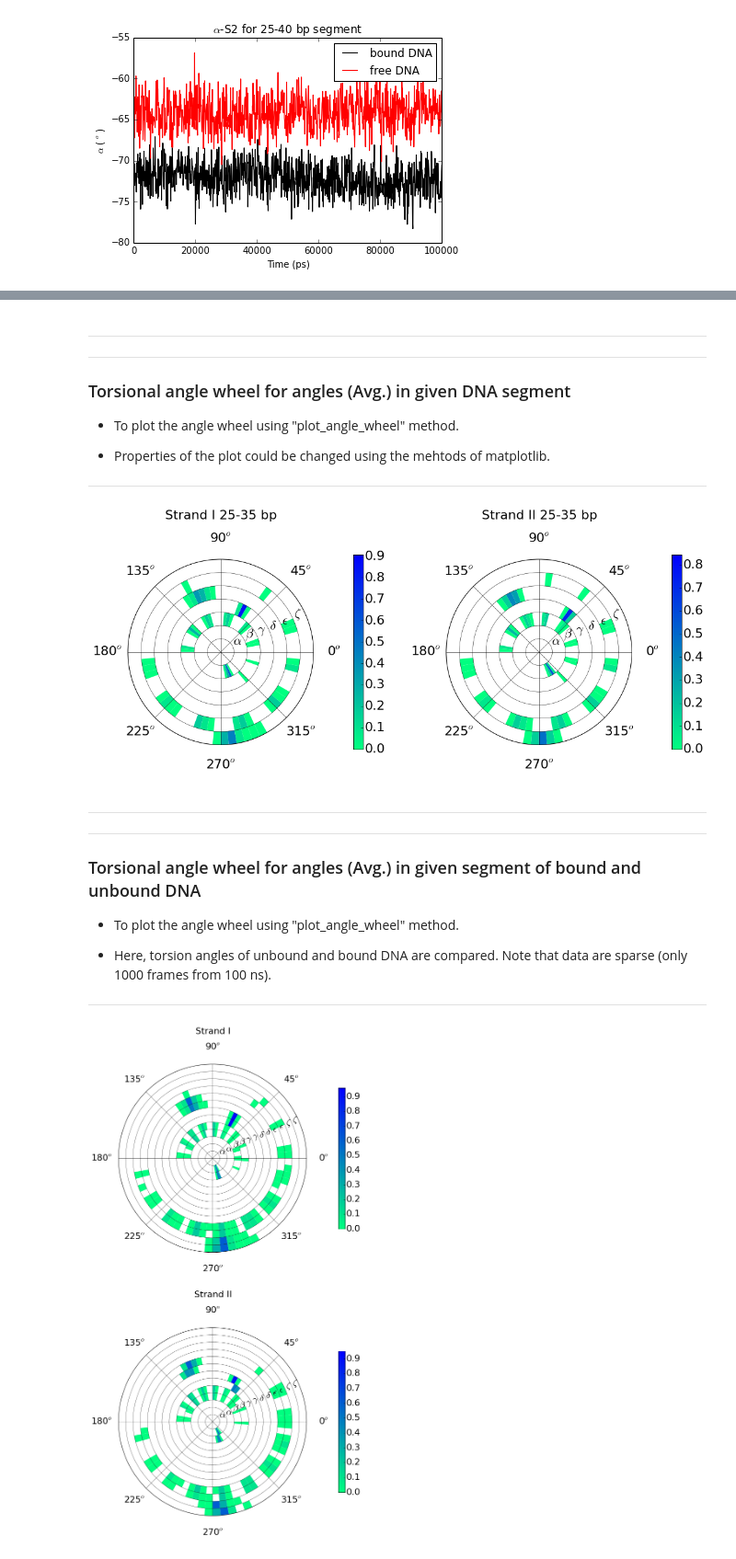
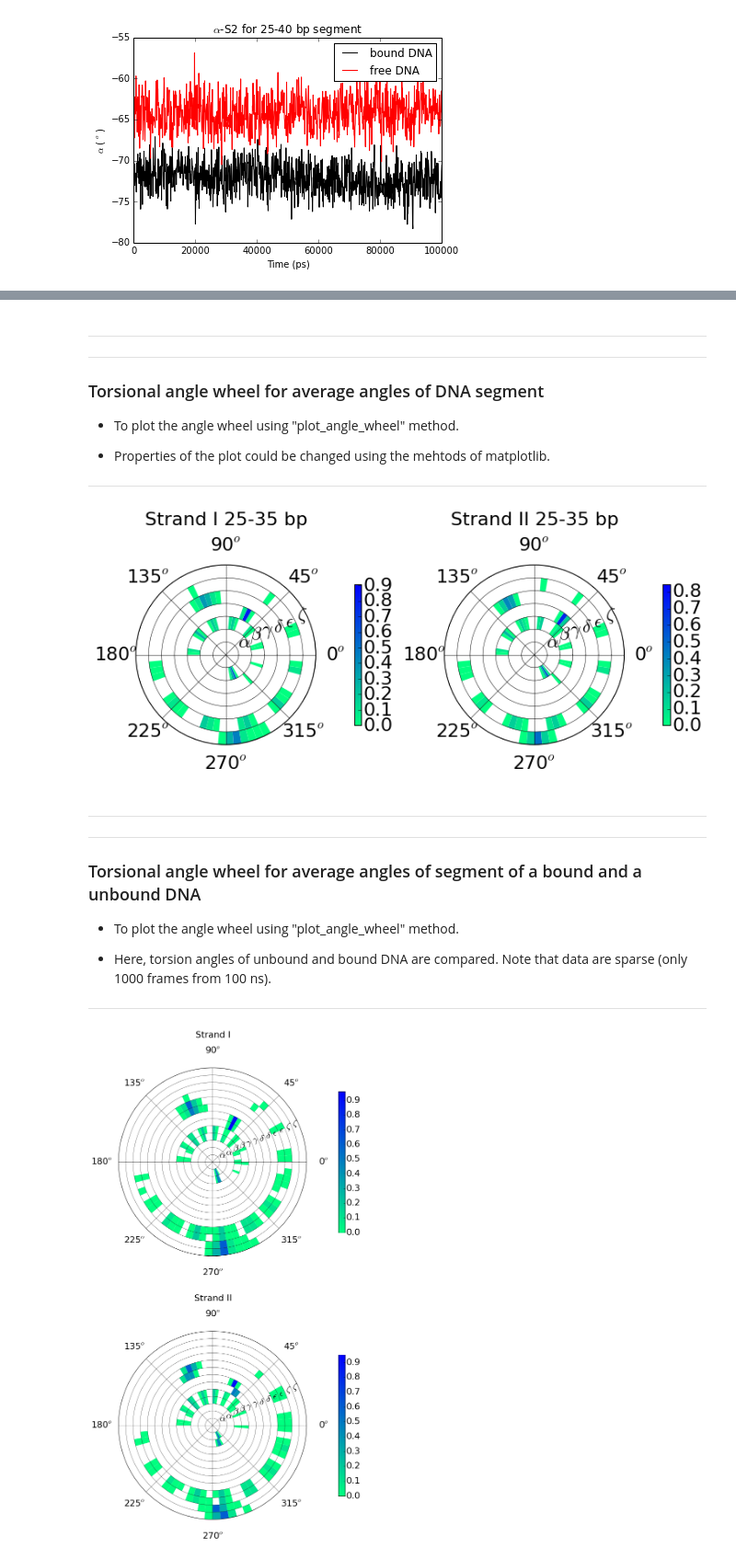
Before and after one commit to rjdkmr/do_x3dna, a Jupyter notebook: tut_notebook/backbone_torsion_wheel_tutorial.ipynb, the cells around one changed output, grey strips where cells are left out. Shown: that part at 92% size. Saved outputs shown, nothing was run; the diff lists cells and outputs as text; code cells hidden in the pictures.

```diff
--- a/tut_notebook/backbone_torsion_wheel_tutorial.ipynb
+++ b/tut_notebook/backbone_torsion_wheel_tutorial.ipynb
@@ -433,7 +434,7 @@ plt.show()
 
 ---
 
-### Torsional angle wheel for angles (Avg.) in given DNA segment
+### Torsional angle wheel for average angles of DNA segment
 
 * To plot the angle wheel using "plot_angle_wheel" method.
 
@@ -443,7 +444,11 @@ plt.show()
 ---
 # %%
 # Initialization of plot
-fig = plt.figure(figsize=(18, 12), dpi=300)
+fig = plt.figure(figsize=(12, 6), dpi=300)
+
+# For large figure, use this
+#fig = plt.figure(figsize=(18, 12), dpi=300)
+
 fig.subplots_adjust(wspace=0.2)
 
 
@@ -524,40 +529,40 @@ angles = np.asarray(angles)
 colorbar = plot_angle_wheel(angles, colormap='winter_r', color_res=10, bin_size=5,
                             ax= ax2, cb_pad=0.15, cb_shrink=0.5)
 
 # Labeling wheel for each angle type
 ax2.yaxis.set_ticklabels(label, fontsize=22)
 
 ##### To increase font-size of angle around perimeter
 # Get angle label, which are present at the perimeter of wheel and change it to Degree
 xticks = ax2.get_xticks()*180/np.pi
 xlabel = []
 
 # Convert angle to string and add Degree symbol
 for x in xticks:
     xlabel.append('{0}$^o$' .format(int(x)))
 
 # Change postion of angle label to remove any overlap
 ax2.set_thetagrids(xticks, frac=1.22)
 
 # At last change the fontsize
 ax2.xaxis.set_ticklabels(xlabel, fontsize=22)
 
 # Change the fontsize in colorbar
 for text in colorbar.ax.get_yticklabels():
     text.set_fontsize(22)
 
 # Clean memory
 del angles
 
 plt.show()
 # %% [output]
-[figure, old version]
+[figure, new version]
 # %% [markdown]
 ---
 
 ---
 
-### Torsional angle wheel for angles (Avg.) in given segment of bound and unbound DNA
+### Torsional angle wheel for average angles of segment of a bound and a unbound DNA
 
 * To plot the angle wheel using "plot_angle_wheel" method.
 
```
Also changed, not shown: parts of 4 cells of this notebook, 11 other files.
